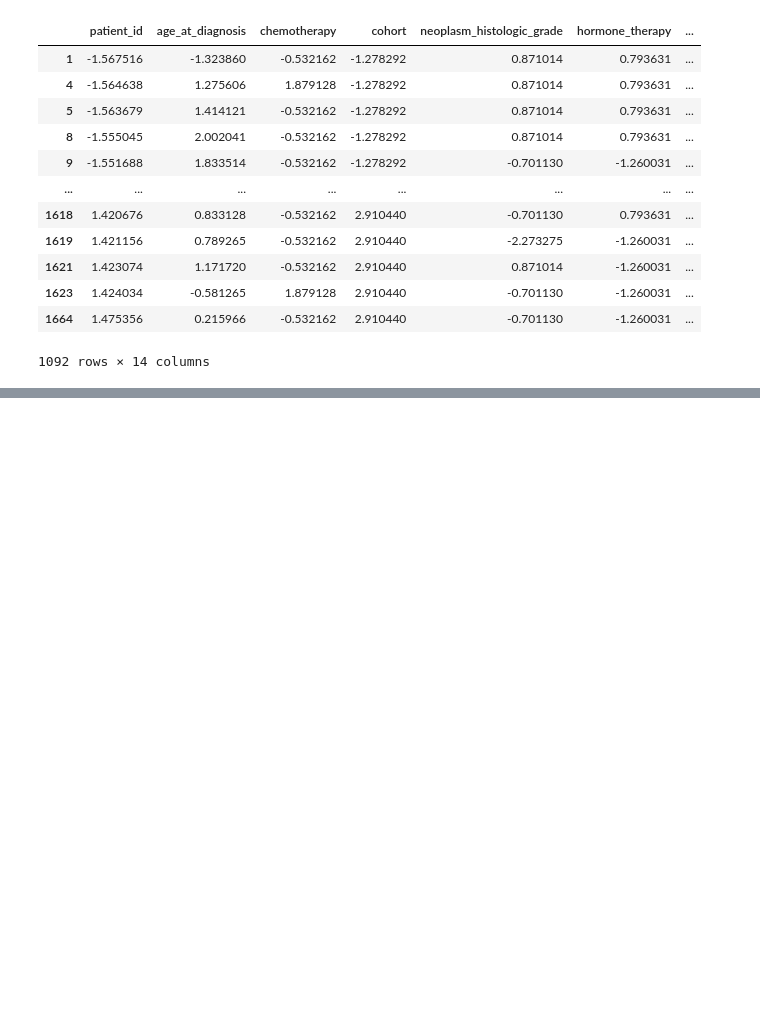
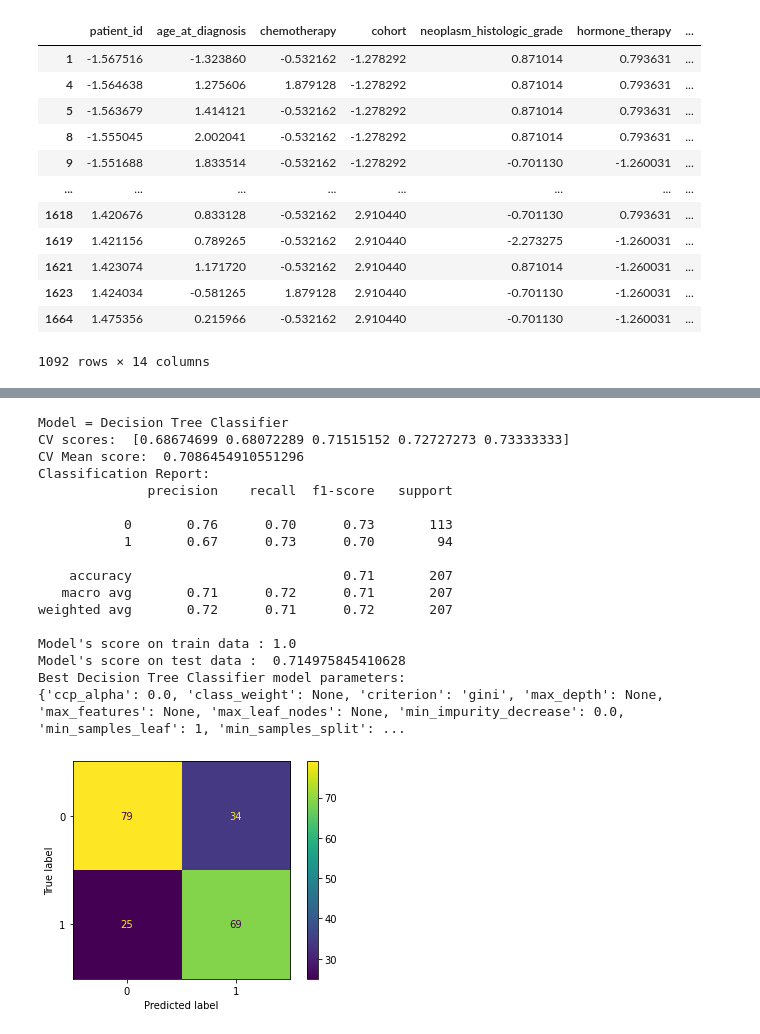
Before and after one commit to AhmadrezaHadi/Data-Mining-Project, a Jupyter notebook: METABRIC.ipynb, the cells around one changed output, grey strips where cells are left out. Saved outputs shown, nothing was run; the diff lists cells and outputs as text; code cells hidden in the pictures; blank space fills up the shorter version.

```diff
--- a/METABRIC.ipynb
+++ b/METABRIC.ipynb
@@ -201,0 +264,5 @@ to_standard(df)
+# %%
+from sklearn.model_selection import StratifiedKFold
+
+# using a stratfied k fold because we need the distribution of the to classes in all of the folds to be the same.
+kfold = StratifiedKFold(n_splits=5, shuffle=True, random_state=42)
@@ -201,0 +397,39 @@ to_standard(df)
+# %%
+MODEL = "Decision Tree Classifier"
+
+model = DecisionTreeClassifier().fit(x_train, y_train)
+pred = model.predict(x_test)
+results = cross_val_score(model, x_train, y_train, cv=kfold)
+
+
+print(BOLD + f"Model = {MODEL}" + END)
+print("CV scores: ", results)
+print("CV Mean score: ", results.mean())
+print('Classification Report:  ')
+print(classification_report(y_test, pred))
+print("Model's score on train data :", model.score(x_train, y_train))
+print("Model's score on test data : ", model.score(x_test, y_test))
+cm = confusion_matrix(y_test, pred, labels=model.classes_)
+disp = ConfusionMatrixDisplay(confusion_matrix=cm, display_labels=model.classes_)
+print(f"Best {MODEL} model parameters: ")
+print(model.get_params())
+disp.plot();
+# %% [output]
+Model = Decision Tree Classifier
+CV scores:  [0.68674699 0.68072289 0.71515152 0.72727273 0.73333333]
+CV Mean score:  0.7086454910551296
+Classification Report:
+              precision    recall  f1-score   support
+
+           0       0.76      0.70      0.73       113
+           1       0.67      0.73      0.70        94
+
+    accuracy                           0.71       207
+   macro avg       0.71      0.72      0.71       207
+weighted avg       0.72      0.71      0.72       207
+
+Model's score on train data : 1.0
+Model's score on test data :  0.714975845410628
+Best Decision Tree Classifier model parameters:
+{'ccp_alpha': 0.0, 'class_weight': None, 'criterion': 'gini', 'max_depth': None, 'max_features': None, 'max_leaf_nodes': None, 'min_impurity_decrease': 0.0, 'min_samples_leaf': 1, 'min_samples_split': ...
+[figure, added]
```
Also changed, not shown: parts of 15 cells of this notebook.
